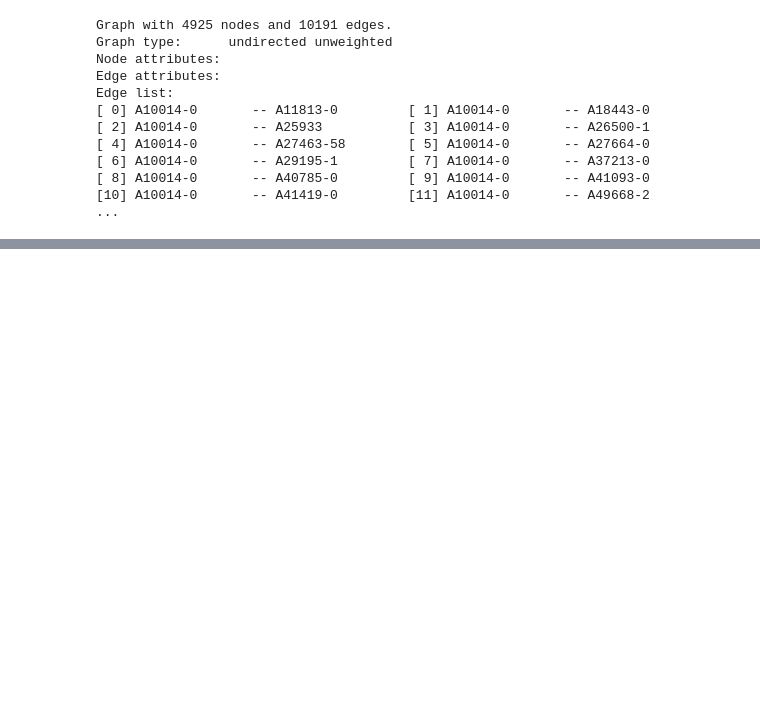
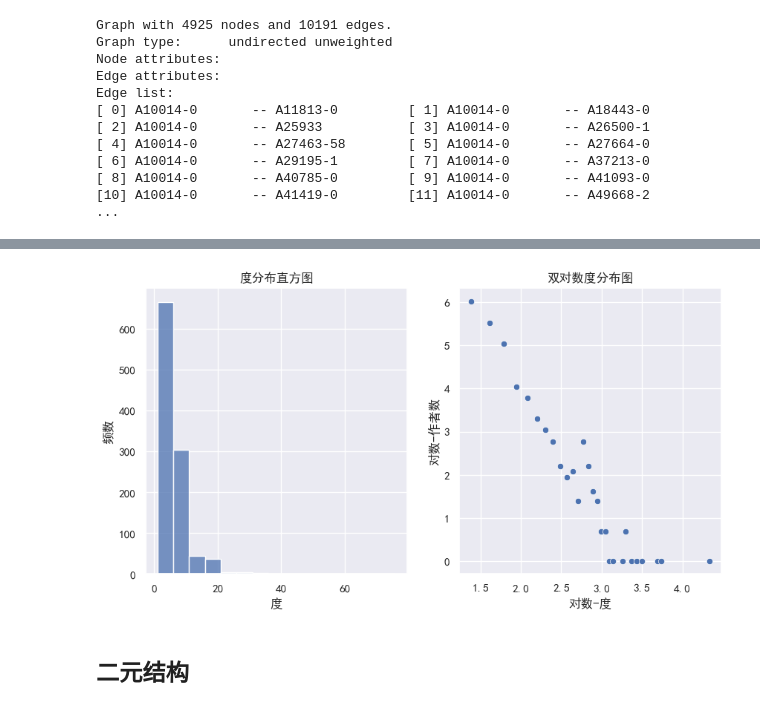
Before and after one commit to z-my-cn/NSDA, a Jupyter notebook: Code/Python/Ch04.ipynb, the cells around one changed output, grey strips where cells are left out. Saved outputs shown, nothing was run; the diff lists cells and outputs as text; code cells hidden in the pictures; blank space fills up the shorter version.

```diff
--- a/Code/Python/Ch04.ipynb
+++ b/Code/Python/Ch04.ipynb
@@ -32,0 +86,6 @@ Edge list:
+# %%
+# 读取边数据
+edge_core = pd.read_csv('../../Data/edge_core.csv')
+# 由边数据构造无向网络
+edge_core = nx.from_pandas_edgelist(edge_core, source='node1', target='node2')
+graph_info(edge_core)
@@ -32,0 +105,25 @@ Edge list:
+# %%
+# 设置画布
+fig, ax = plt.subplots(1, 2, figsize=(10, 5))
+
+# 绘制度分布直方图
+d = pd.DataFrame(edge_core.degree, columns=['node', 'degree'])
+sns.histplot(d['degree'], bins=range(1, 80, 5), ax=ax[0])
+ax[0].set_xlabel('度')
+ax[0].set_ylabel('频数')
+ax[0].set_title('度分布直方图')
+
+# 绘制双对数度分布图
+freq = d.groupby('degree').size().reset_index(name='count')
+freq['log_count'] = np.log(freq['count'])
+freq['log_degree'] = np.log(freq['degree'])
+sns.scatterplot(data=freq, x='log_degree', y='log_count', ax=ax[1])
+ax[1].set_xlabel('对数-度')
+ax[1].set_ylabel('对数-作者数')
+ax[1].set_title('双对数度分布图')
+
+plt.show()
+# %% [output]
+[figure, added]
+# %% [markdown]
+## 二元结构
```
Also changed, not shown: parts of 63 cells of this notebook, 1 other file.
